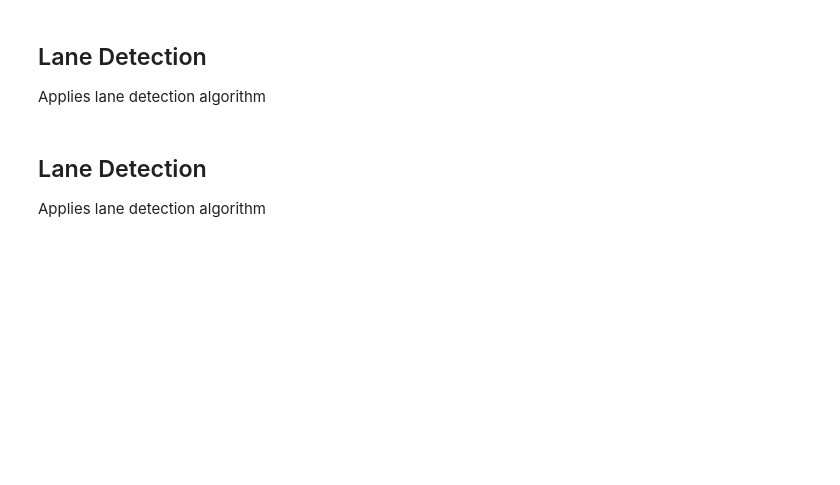
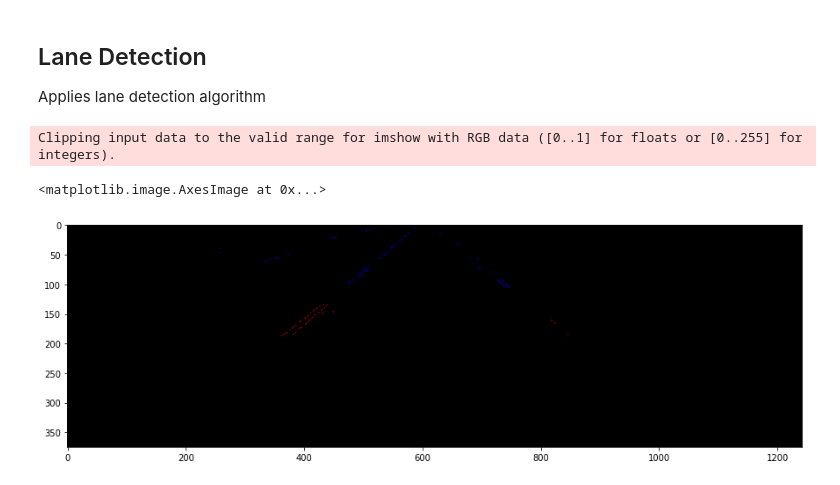
Before and after one commit to ThiagoVicentini/lane_detection, a Jupyter notebook: notebook.ipynb, the cells around one changed output. Cells and saved outputs as stored; diff of their text form; code cells hidden in the pictures; blank space fills up the shorter version.

Commit message:
Add lane detection to notebook

```diff
--- a/notebook.ipynb
+++ b/notebook.ipynb
@@ -97,7 +98,44 @@ Clipping input data to the valid range for imshow with RGB data ([0..1] for floa
 ## Lane Detection
 
 Applies lane detection algorithm
-# %% [markdown]
-## Lane Detection
-
-Applies lane detection algorithm
+# %%
+lanes_image = np.zeros(image.shape)
+center_x_coord = int(image.shape[0]/2)
+center_y_coord = int(image.shape[1]/2)
+
+points = []
+for contour in contours:
+    for vector in contour:
+        for point in vector:
+            point_copy = point
+            point_copy = np.append(point_copy, point[0] - center_x_coord)
+            point_copy = np.append(point_copy, np.arctan2(point[1], abs(point[0] - center_x_coord))*180/np.pi)
+            points.append(point_copy)
+points = np.array(points)
+
+km = KMeans(n_clusters = 2, init='k-means++', n_init=200, max_iter=400, tol=1e-04)
+y = km.fit_predict(points[:, 1:2]).astype(int)
+
+road1 = points[y==0]
+road2 = points[y==1]
+
+for point in road1:
+    cv2.circle(lanes_image, (int(point[0]), int(point[1])), radius=0, color=(0, 0, 255), thickness=-1)
+
+for point in road2:
+    cv2.circle(lanes_image, (int(point[0]), int(point[1])), radius=0, color=(255, 0, 0), thickness=-1)
+
+road1_average = np.average(road1[:, 0])
+road2_average = np.average(road2[:, 0])
+center_road = 0
+if abs(road1_average - center_x_coord) < abs(road2_average - center_x_coord):
+    center_road = road1_average
+else:
+    center_road = road2_average
+
+plt.figure(figsize=(15, 15))
+plt.imshow(lanes_image)
+# %% [output]
+Clipping input data to the valid range for imshow with RGB data ([0..1] for floats or [0..255] for integers).
+<matplotlib.image.AxesImage at 0x...>
+[figure, added]
```
Also changed, not shown: parts of 1 cell of this notebook.
